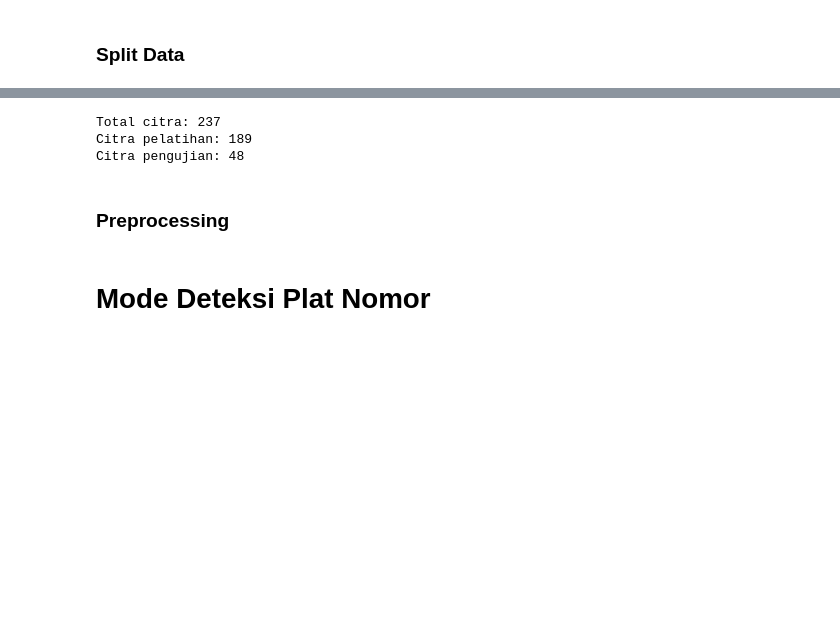
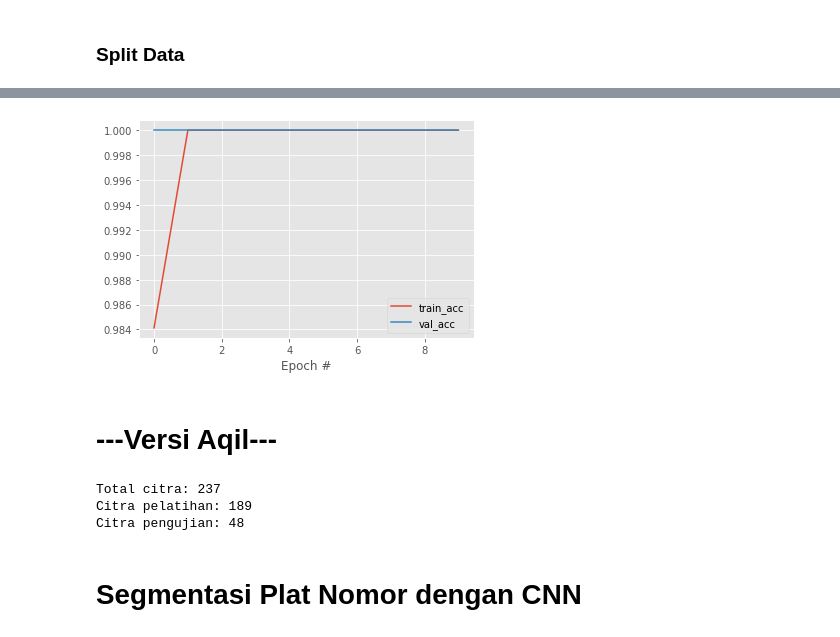
Before and after one commit to aqilwahid/Pengenal-Citra-Nomor-Kendaraan, a Jupyter notebook: main.ipynb, the cells around one changed output, grey strips where cells are left out. Drawn from its saved outputs; the diff is of its cells as text; code cells hidden in the pictures; blank space fills up the shorter version.

```diff
--- a/main.ipynb
+++ b/main.ipynb
@@ -23,0 +83,16 @@ K4 = 'D:/UTY/Semester 7/Pengembangan Aplikasi AI/Pengenal-Citra-Nomor-Kendaraan/
+# %%
+model = Sequential()
+# Extracted Feature Layer
+model.add(InputLayer(input_shape=[32, 32, 3]))
+model.add(Conv2D(filters=32, kernel_size=2, strides=1,
+          padding='same', activation='relu'))
+model.add(MaxPool2D(pool_size=2, padding='same'))
+model.add(Conv2D(filters=50, kernel_size=2, strides=1,
+          padding='same', activation='relu'))
+model.add(MaxPool2D(pool_size=2, padding='same'))
+model.add(Dropout(0.25))
+model.add(Flatten())
+# Fully Connected Layer
+model.add(Dense(512, activation='relu'))
+model.add(Dropout(0.5))
+model.add(Dense(1, activation='sigmoid'))
@@ -23,0 +119,13 @@ K4 = 'D:/UTY/Semester 7/Pengembangan Aplikasi AI/Pengenal-Citra-Nomor-Kendaraan/
+# %%
+# tentukan hyperparameter
+lr = 0.001
+max_epochs = 10
+opt_funct = Adam(learning_rate=lr)
+# %%
+# compile arsitektur yang telah dibuat
+model.compile(loss='binary_crossentropy',
+              optimizer=opt_funct,
+              metrics=['accuracy'])
+# %%
+H = model.fit(x_train, y_train, validation_data=(x_test, y_test),
+              epochs=max_epochs, batch_size=32)
@@ -24 +166,16 @@ K4 = 'D:/UTY/Semester 7/Pengembangan Aplikasi AI/Pengenal-Citra-Nomor-Kendaraan/
+# %%
+N = np.arange(0, max_epochs)
+plt.style.use("ggplot")
+plt.figure()
+# plt.plot(N, H.history["loss"], label="train_loss")
+# plt.plot(N, H.history["val_loss"], label="val_loss")
+plt.plot(N, H.history["accuracy"], label="train_acc")
+plt.plot(N, H.history["val_accuracy"], label="val_acc")
+plt.xlabel("Epoch #")
+plt.legend()
+plt.show()
+# %% [output]
+[figure, added]
+# %% [markdown]
+# ---Versi Aqil---
 # %%
@@ -60,8 +217,6 @@ print(f"Citra pengujian: {len(berkas_pengujian)}")
 Total citra: 237
 Citra pelatihan: 189
 Citra pengujian: 48
-# %% [markdown]
-### Preprocessing
 # %%
 # Tentukan jalur ke direktori dataset yang telah dibagi menjadi pelatihan dan pengujian
 direktori_pengujian = K1+'pengujian/'
@@ -115,7 +270,7 @@ for nama_berkas in os.listdir(direktori_pengujian):
     nama_berkas_simpan = os.path.join(direktori_pengujian_hasil, f'preprocessed_{nama_berkas}')
     cv2.imwrite(nama_berkas_simpan, citra_preprocessed)
 # %% [markdown]
-# Mode Deteksi Plat Nomor
+# Segmentasi Plat Nomor dengan CNN
 # %%
 import os
 import cv2
```
Also changed, not shown: parts of 20 cells of this notebook, 1 other file.
